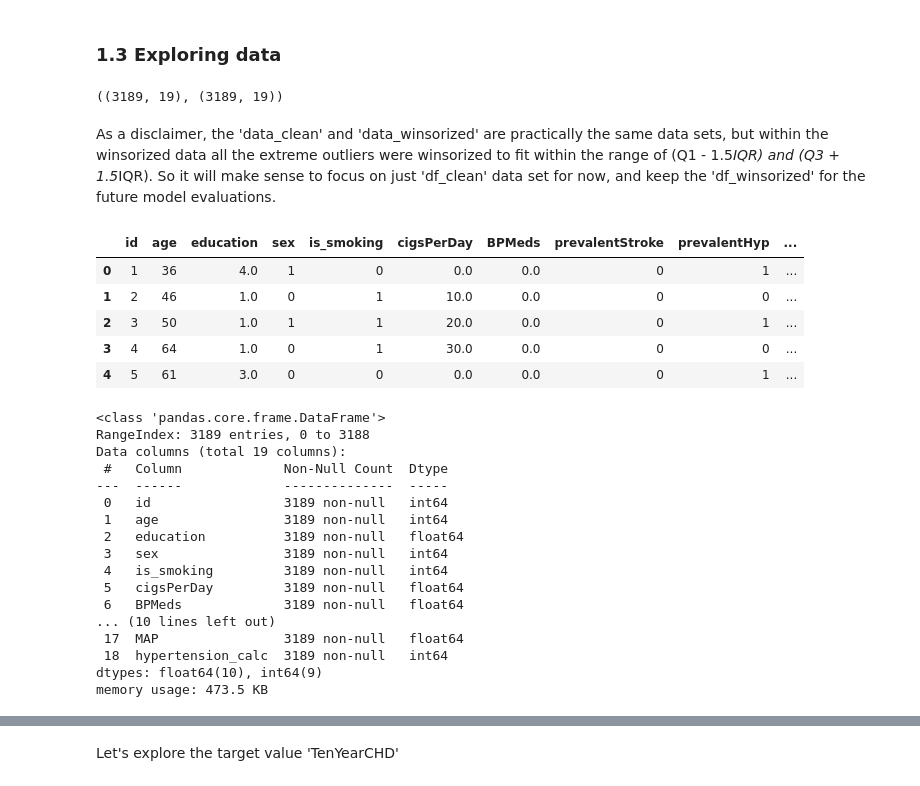
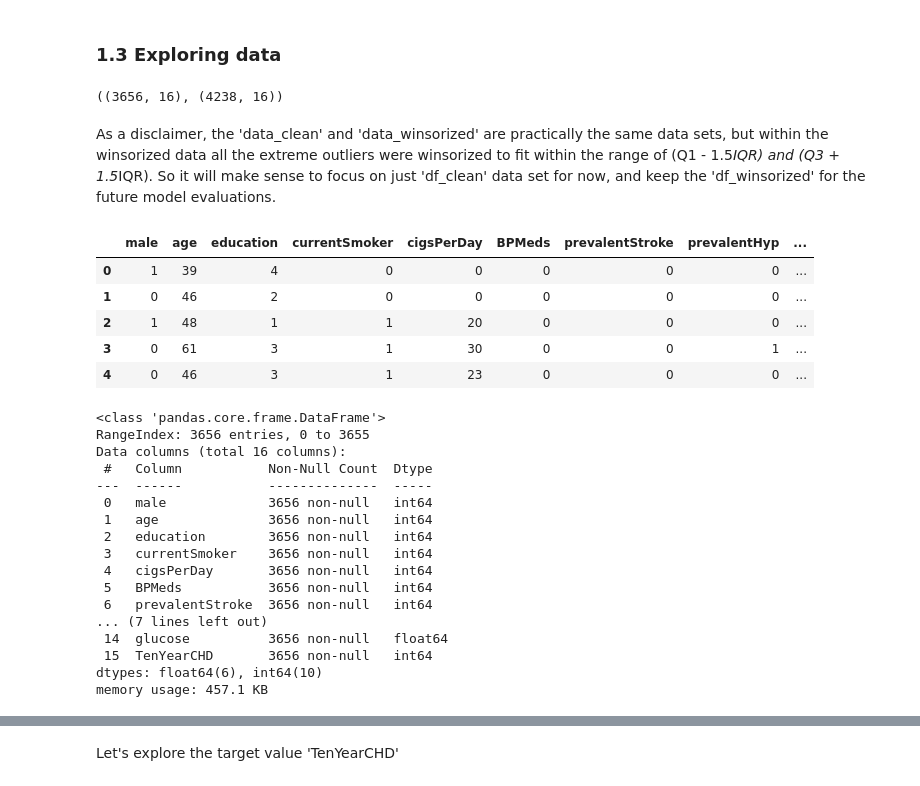
Before and after one commit to airenare/Heart-Disease-Risk-Prediction, a Jupyter notebook: notebooks/2_EDA.ipynb, the cells around one changed output, grey strips where cells are left out. Saved outputs shown, nothing was run; the diff lists cells and outputs as text; code cells hidden in the pictures.

```diff
--- a/notebooks/2_EDA.ipynb
+++ b/notebooks/2_EDA.ipynb
@@ -33,48 +33,47 @@ from functions import grid_plots, ecdf, get_function_code, sb_utils
 # %% [markdown]
 ### 1.2 Load data
 # %%
-df_clean_path = '../data/interim/data_clean.csv'
-df_winsorized_path = '../data/interim/data_winsorized.csv'
+df_inputed_path = '../data/interim/data_droped.csv'
+df_drop_path = '../data/interim/data_imputed.csv'
 
-df_clean = pd.read_csv(df_clean_path)
-df_winsorized = pd.read_csv(df_winsorized_path)
+df = pd.read_csv(df_inputed_path)
+df_drop = pd.read_csv(df_drop_path)
 # %% [markdown]
 ### 1.3 Exploring data
 # %%
-df_clean.shape, df_winsorized.shape
+df.shape, df_drop.shape
 # %% [output]
-((3189, 19), (3189, 19))
+((3656, 16), (4238, 16))
 # %% [markdown]
 As a disclaimer, the 'data_clean' and 'data_winsorized' are practically the same data sets, but within the winsorized data all the extreme outliers were winsorized to fit within the range of (Q1 - 1.5*IQR) and (Q3 + 1.5*IQR). So it will make sense to focus on just 'df_clean' data set for now, and keep the 'df_winsorized' for the future model evaluations.
 # %%
-df = df_clean
 df.head()
 # %% [output]
-|  | id | age | education | sex | is_smoking | cigsPerDay | BPMeds | prevalentStroke | prevalentHyp | ... |
-| 0 | 1 | 36 | 4.0 | 1 | 0 | 0.0 | 0.0 | 0 | 1 | ... |
-| 1 | 2 | 46 | 1.0 | 0 | 1 | 10.0 | 0.0 | 0 | 0 | ... |
-| 2 | 3 | 50 | 1.0 | 1 | 1 | 20.0 | 0.0 | 0 | 1 | ... |
-| 3 | 4 | 64 | 1.0 | 0 | 1 | 30.0 | 0.0 | 0 | 0 | ... |
-| 4 | 5 | 61 | 3.0 | 0 | 0 | 0.0 | 0.0 | 0 | 1 | ... |
+|  | male | age | education | currentSmoker | cigsPerDay | BPMeds | prevalentStroke | prevalentHyp | ... |
+| 0 | 1 | 39 | 4 | 0 | 0 | 0 | 0 | 0 | ... |
+| 1 | 0 | 46 | 2 | 0 | 0 | 0 | 0 | 0 | ... |
+| 2 | 1 | 48 | 1 | 1 | 20 | 0 | 0 | 0 | ... |
+| 3 | 0 | 61 | 3 | 1 | 30 | 0 | 0 | 1 | ... |
+| 4 | 0 | 46 | 3 | 1 | 23 | 0 | 0 | 0 | ... |
 # %%
 df.info()
 # %% [output]
 <class 'pandas.core.frame.DataFrame'>
-RangeIndex: 3189 entries, 0 to 3188
-Data columns (total 19 columns):
- #   Column             Non-Null Count  Dtype
----  ------             --------------  -----
- 0   id                 3189 non-null   int64
- 1   age                3189 non-null   int64
- 2   education          3189 non-null   float64
- 3   sex                3189 non-null   int64
- 4   is_smoking         3189 non-null   int64
- 5   cigsPerDay         3189 non-null   float64
- 6   BPMeds             3189 non-null   float64
-... (10 lines left out)
- 17  MAP                3189 non-null   float64
- 18  hypertension_calc  3189 non-null   int64
-dtypes: float64(10), int64(9)
-memory usage: 473.5 KB
+RangeIndex: 3656 entries, 0 to 3655
+Data columns (total 16 columns):
+ #   Column           Non-Null Count  Dtype
+---  ------           --------------  -----
+ 0   male             3656 non-null   int64
+ 1   age              3656 non-null   int64
+ 2   education        3656 non-null   int64
+ 3   currentSmoker    3656 non-null   int64
+ 4   cigsPerDay       3656 non-null   int64
+ 5   BPMeds           3656 non-null   int64
+ 6   prevalentStroke  3656 non-null   int64
+... (7 lines left out)
+ 14  glucose          3656 non-null   float64
+ 15  TenYearCHD       3656 non-null   int64
+dtypes: float64(6), int64(10)
+memory usage: 457.1 KB
 # %% [markdown]
 #### Column definitions:
```
Also changed, not shown: parts of 100 cells of this notebook, 5 other files.
